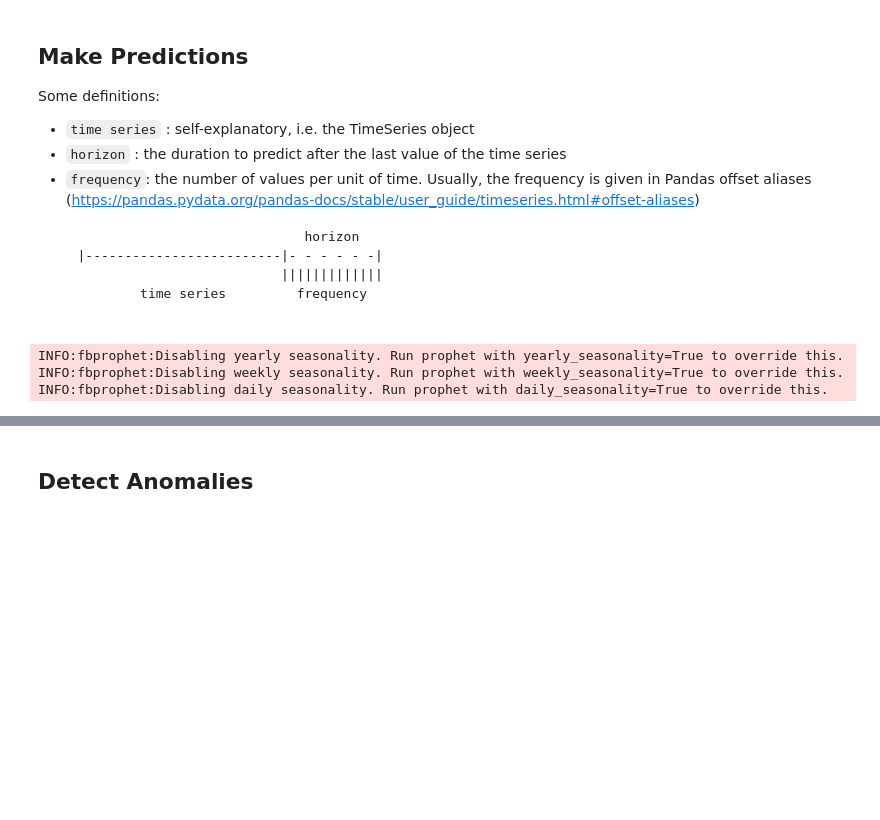
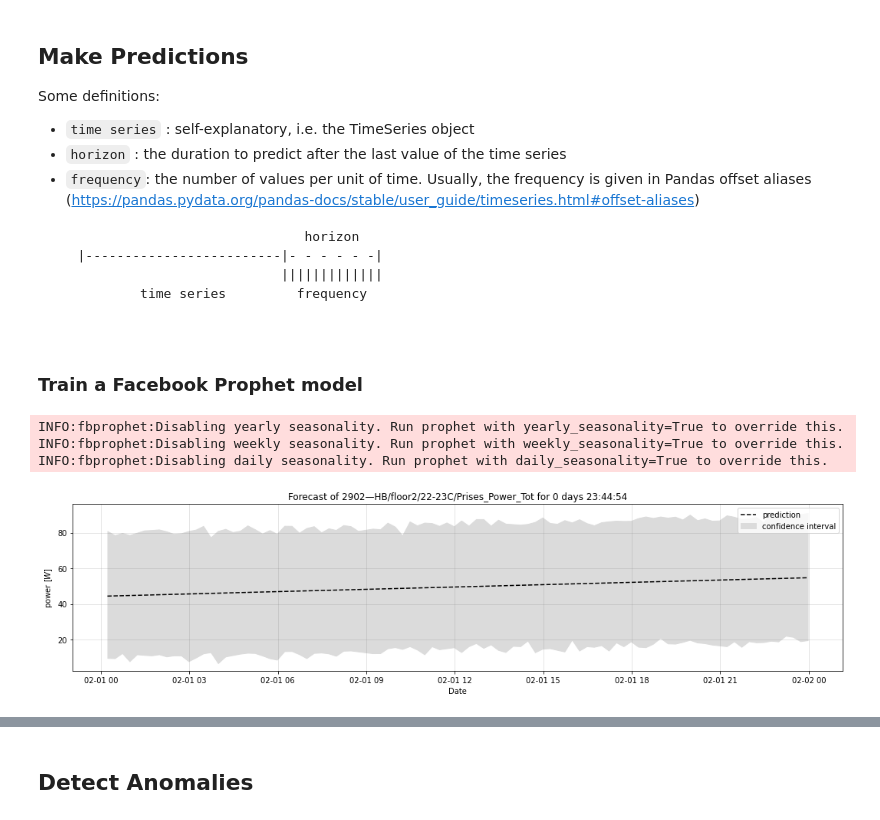
Before and after one commit to timeatlas-dev/timeatlas, a Jupyter notebook: notebooks/scrapbook.ipynb, the cells around one changed output, grey strips where cells are left out. Cells and saved outputs as stored; diff of their text form; code cells hidden in the pictures; blank space fills up the shorter version.

````diff
--- a/notebooks/scrapbook.ipynb
+++ b/notebooks/scrapbook.ipynb
@@ -237,6 +77,8 @@ Some definitions:
 ```
 # %%
 from timeatlas import models
+# %% [markdown]
+### Train a Facebook Prophet model
 # %%
 m1 = models.Prophet()
 m1.fit(ts)
@@ -246,3 +87,7 @@ pts2 = m1.predict("24 hours")
 INFO:fbprophet:Disabling yearly seasonality. Run prophet with yearly_seasonality=True to override this.
 INFO:fbprophet:Disabling weekly seasonality. Run prophet with weekly_seasonality=True to override this.
 INFO:fbprophet:Disabling daily seasonality. Run prophet with daily_seasonality=True to override this.
+# %%
+pts1 = m1.predict(ts).plot()
+# %% [output]
+[figure, added]
````
Also changed, not shown: parts of 26 cells of this notebook.
